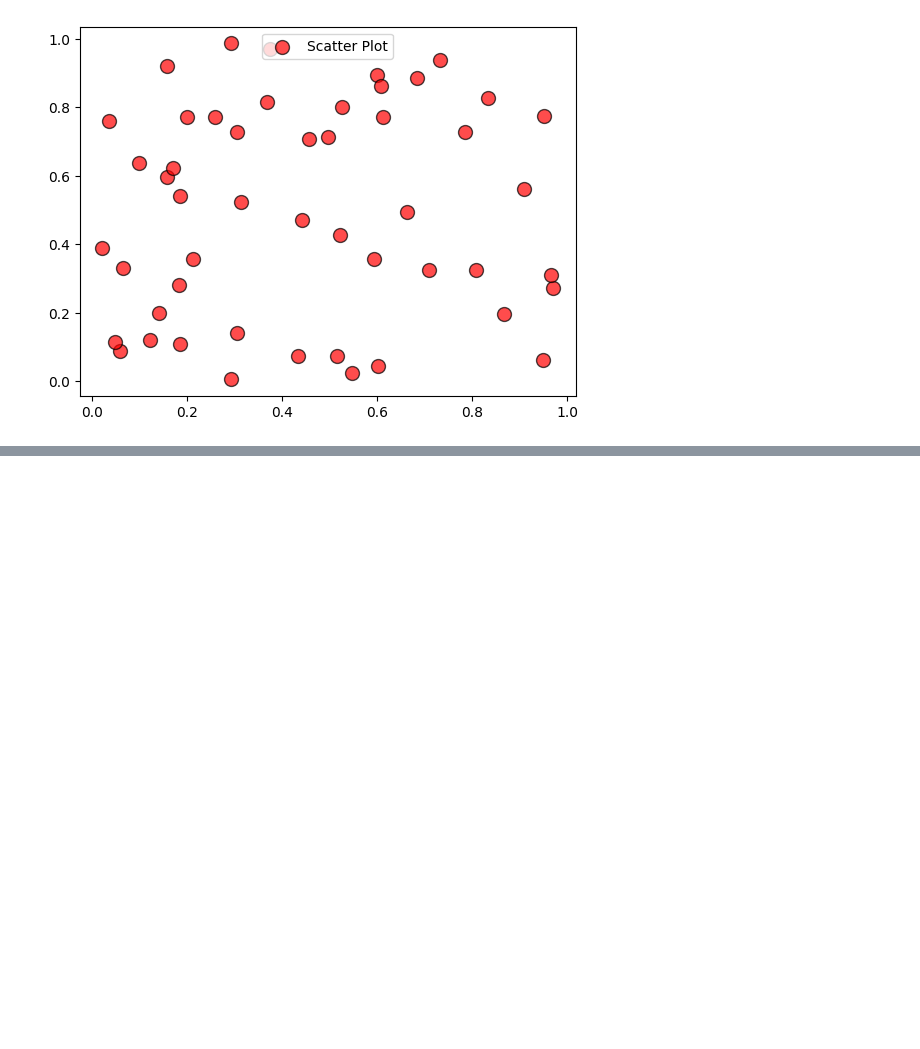
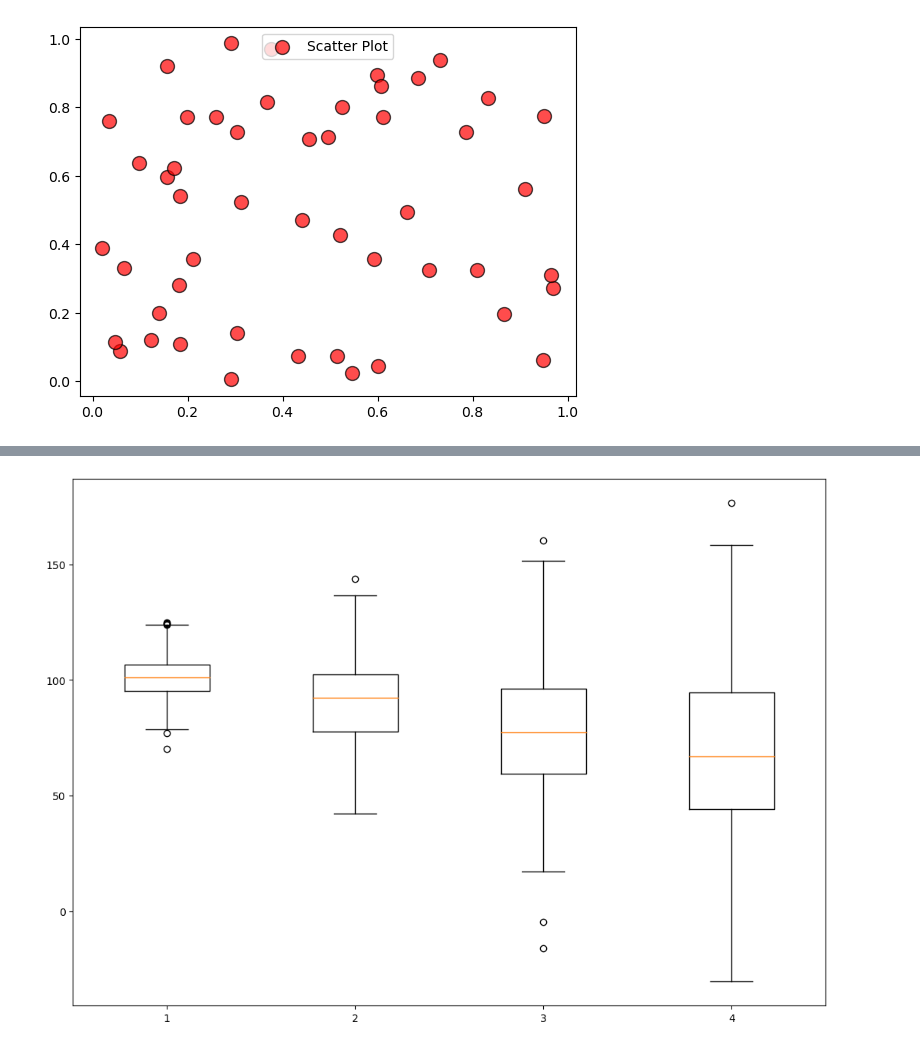
Before and after one commit to fieryprofessor/ML-LAB-jupyter-notebooks-, a Jupyter notebook: ML_Matplotlib_Notebook.ipynb, the cells around one changed output, grey strips where cells are left out. Cells and saved outputs as stored; diff of their text form; code cells hidden in the pictures; blank space fills up the shorter version.

```diff
--- a/ML_Matplotlib_Notebook.ipynb
+++ b/ML_Matplotlib_Notebook.ipynb
@@ -114,0 +125,14 @@ plt.show()
+# %%
+np.random.seed(10)
+d_1 = np.random.normal(100,10,200)
+d_2 = np.random.normal(90,20,200)
+d_3 = np.random.normal(80,30,200)
+d_4 = np.random.normal(70,40,200)
+d = [d_1,d_2,d_3,d_4]
+fig = plt.figure(figsize=(10,7))
+ax = fig.add_axes([0,0,1,1])
+bp = ax.boxplot(d)
+plt.savefig('ombox.png')
+plt.show()
+# %% [output]
+[figure, added]
```
Also changed, not shown: parts of 2 cells of this notebook, 3 other files.
